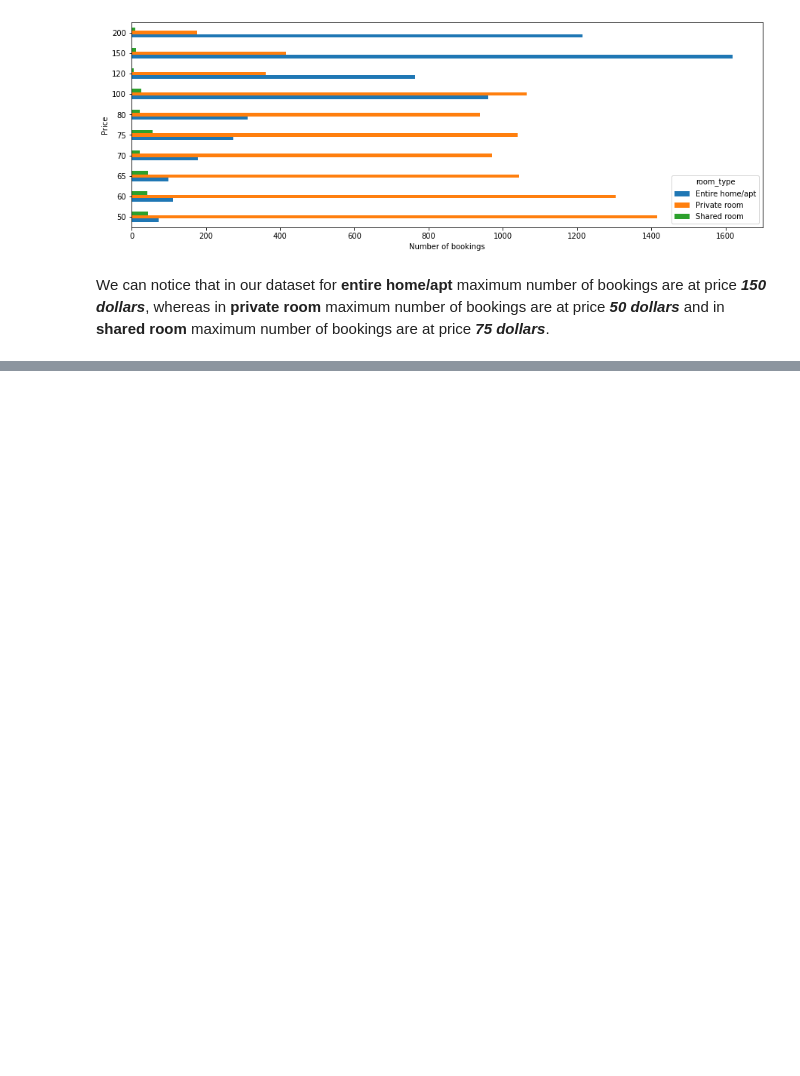
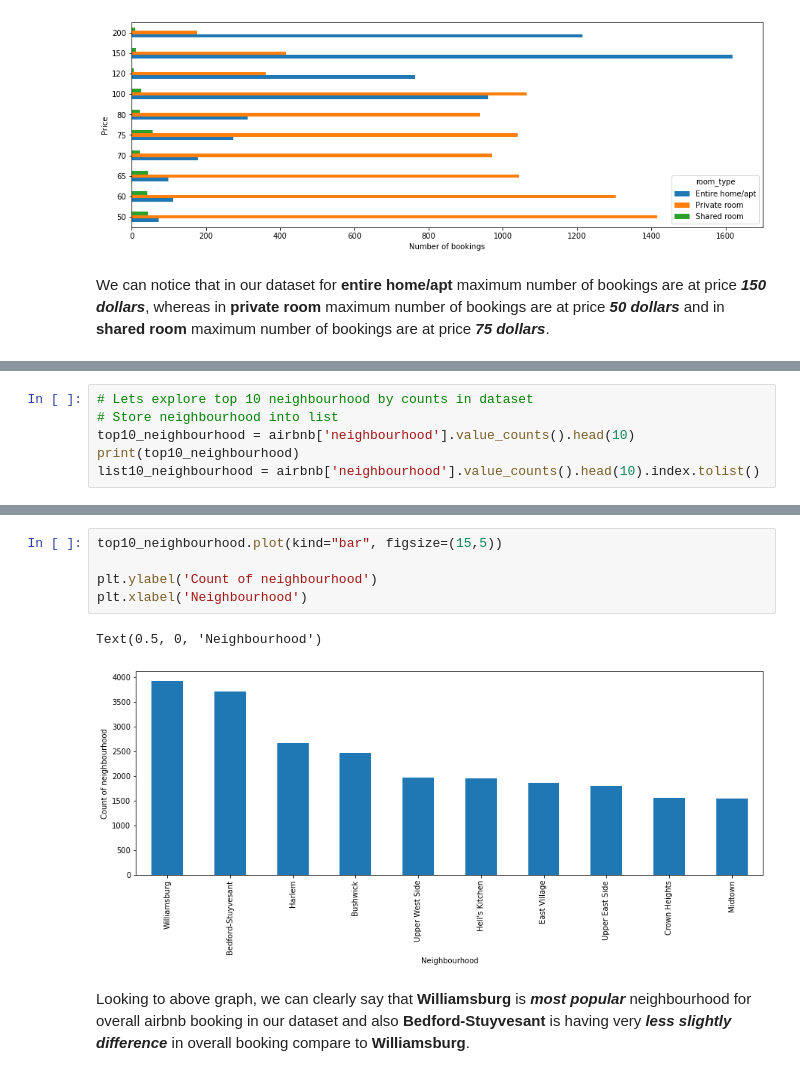
Before and after one commit to abhinavsingh-github/airbnb-booking-analysis, a Jupyter notebook: Abhinav_Singh_Airbnb_Bookings_Analysis_Capstone_Project.ipynb, the cells around one changed output, grey strips where cells are left out. Cells and saved outputs as stored; diff of their text form; blank space fills up the shorter version.

```diff
--- a/Abhinav_Singh_Airbnb_Bookings_Analysis_Capstone_Project.ipynb
+++ b/Abhinav_Singh_Airbnb_Bookings_Analysis_Capstone_Project.ipynb
@@ -368,0 +371,6 @@ We can notice that in our dataset for **entire home/apt** maximum number of book
+# %%
+# Lets explore top 10 neighbourhood by counts in dataset
+# Store neighbourhood into list
+top10_neighbourhood = airbnb['neighbourhood'].value_counts().head(10)
+print(top10_neighbourhood)
+list10_neighbourhood = airbnb['neighbourhood'].value_counts().head(10).index.tolist()
@@ -368,0 +389,10 @@ We can notice that in our dataset for **entire home/apt** maximum number of book
+# %%
+top10_neighbourhood.plot(kind="bar", figsize=(15,5))
+
+plt.ylabel('Count of neighbourhood')
+plt.xlabel('Neighbourhood')
+# %% [output]
+Text(0.5, 0, 'Neighbourhood')
+[figure, added]
+# %% [markdown]
+Looking to above graph, we can clearly say that **Williamsburg** is ***most popular*** neighbourhood for overall airbnb booking in our dataset and also **Bedford-Stuyvesant** is having very ***less slightly difference*** in overall booking compare to **Williamsburg**.
```
Also changed, not shown: parts of 23 cells of this notebook.
